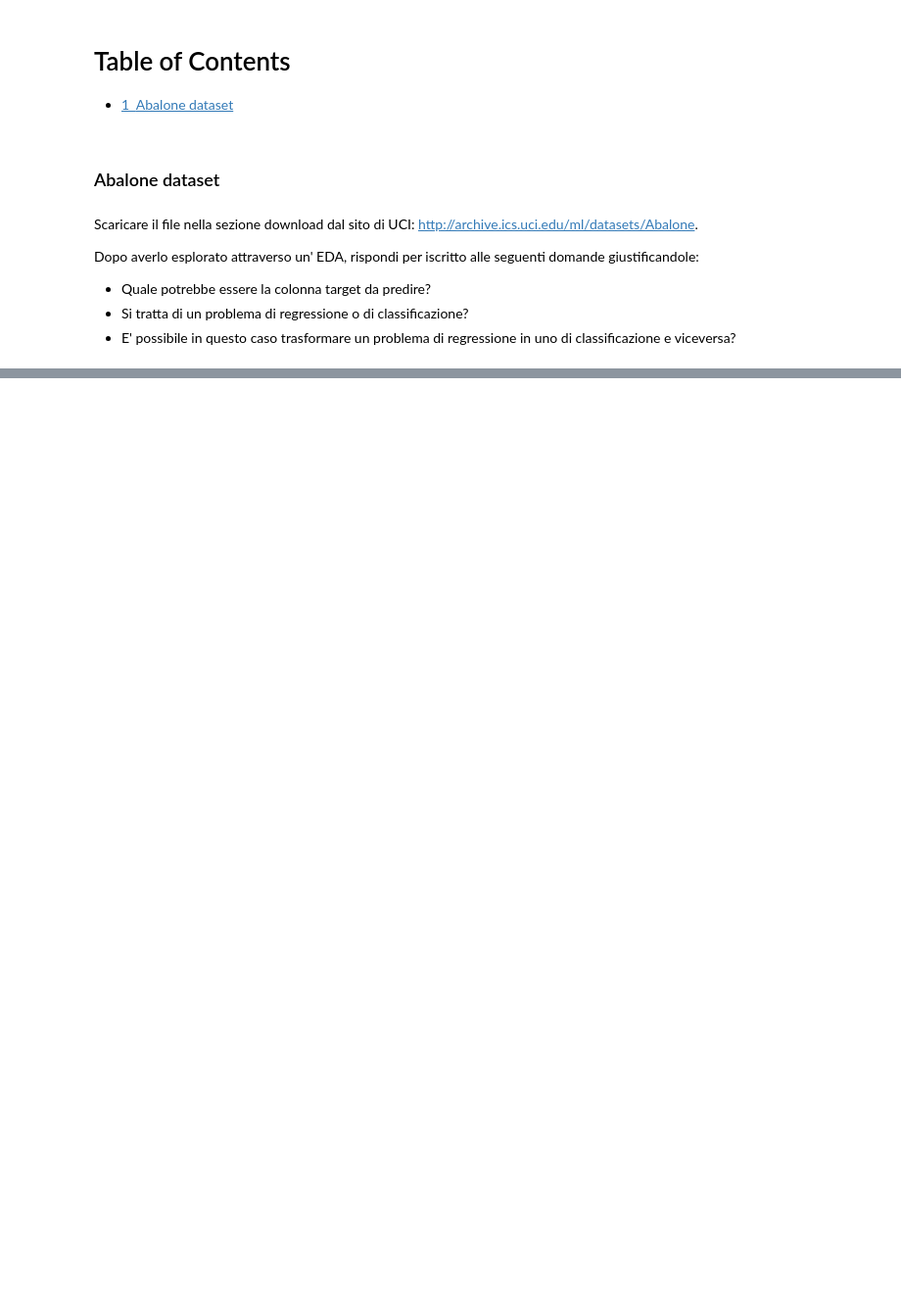
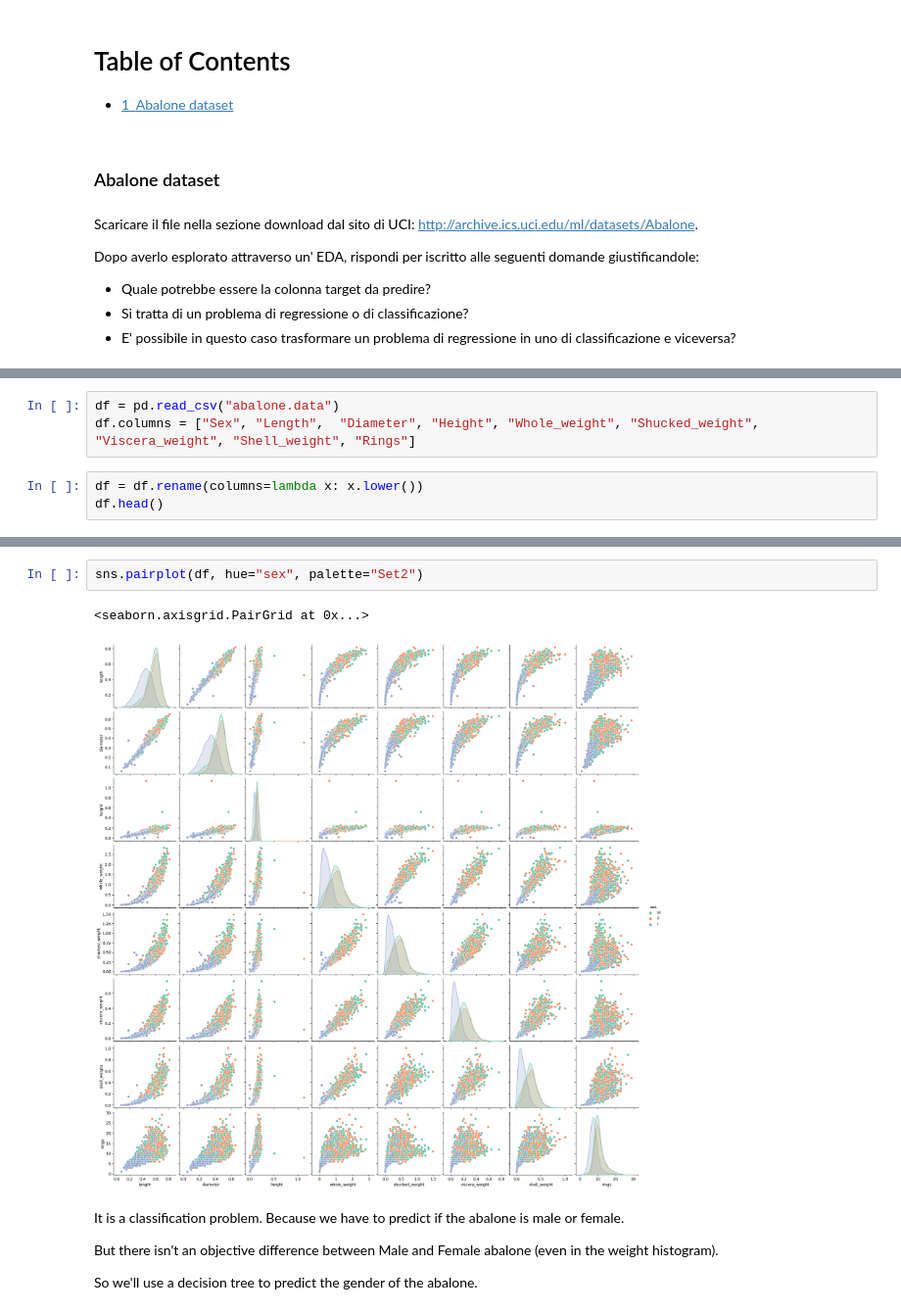
Before and after one commit to lorenzo-arcioni/master-ds, a Jupyter notebook: Pratica Individuale Tutor/Lezione_5/Esercizi_Lezione_5.ipynb, the cells around one changed output, grey strips where cells are left out. Shown at 98% size. Drawn from its saved outputs; the diff is of its cells as text; blank space fills up the shorter version.

```diff
--- a/Pratica Individuale Tutor/Lezione_5/Esercizi_Lezione_5.ipynb
+++ b/Pratica Individuale Tutor/Lezione_5/Esercizi_Lezione_5.ipynb
@@ -14,0 +26,6 @@ Dopo averlo esplorato attraverso un' EDA, rispondi per iscritto alle seguenti do
+# %%
+df = pd.read_csv("abalone.data")
+df.columns = ["Sex", "Length",  "Diameter", "Height", "Whole_weight", "Shucked_weight", "Viscera_weight", "Shell_weight", "Rings"]
+# %%
+df = df.rename(columns=lambda x: x.lower())
+df.head()
@@ -14,0 +39,11 @@ Dopo averlo esplorato attraverso un' EDA, rispondi per iscritto alle seguenti do
+# %%
+sns.pairplot(df, hue="sex", palette="Set2")
+# %% [output]
+<seaborn.axisgrid.PairGrid at 0x...>
+[figure, added]
+# %% [markdown]
+It is a classification problem. Because we have to predict if the abalone is male or female.
+
+But there isn't an objective difference between Male and Female abalone (even in the weight histogram).
+
+So we'll use a decision tree to predict the gender of the abalone.
```
Also changed, not shown: parts of 6 cells of this notebook, 1 other file.
